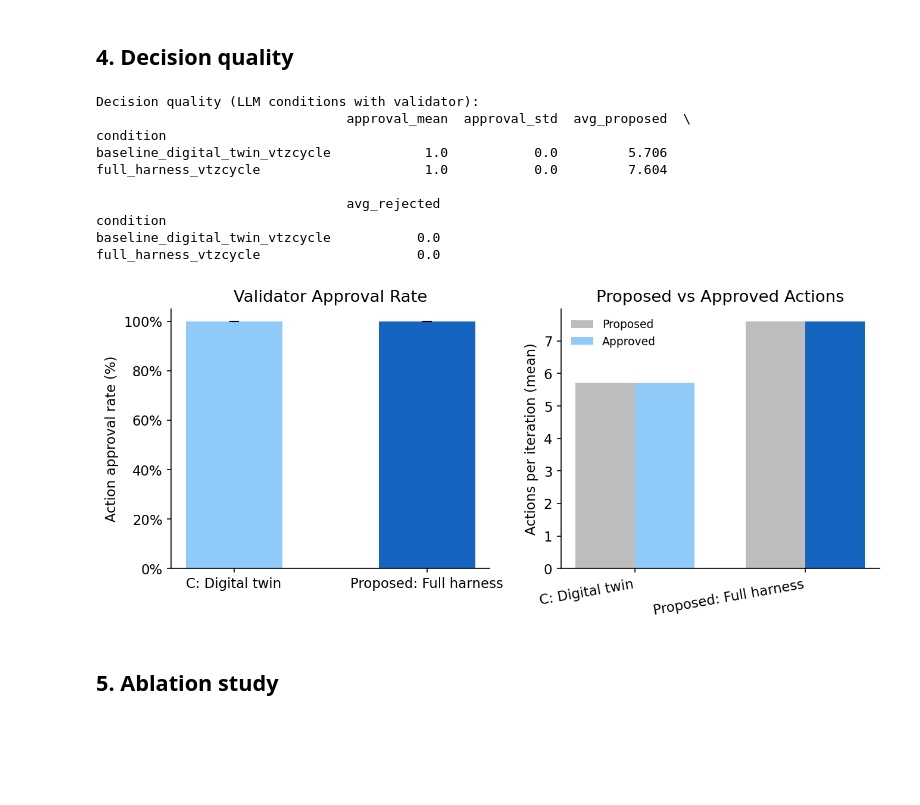
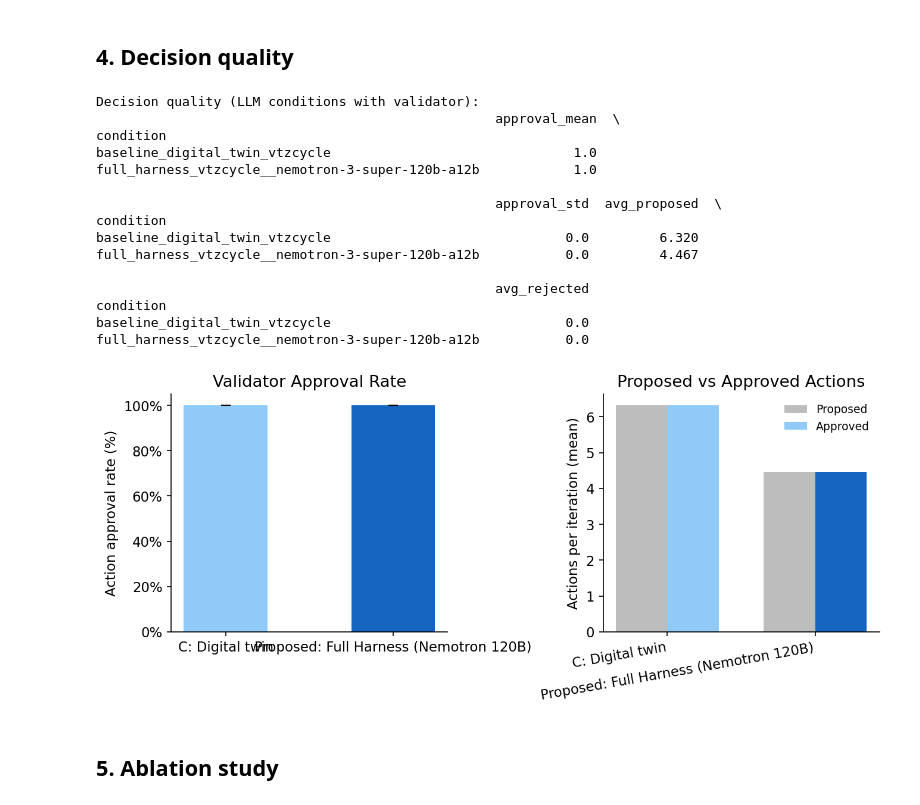
Before and after one commit to athpra/ran-energy-agentharness, a Jupyter notebook: analysis/results.ipynb, the cells around one changed output. Saved outputs shown, nothing was run; the diff lists cells and outputs as text; code cells hidden in the pictures; blank space fills up the shorter version.

```diff
--- a/analysis/results.ipynb
+++ b/analysis/results.ipynb
@@ -363,0 +367,41 @@ plt.show()
+# %%
+# ── 3c. QoS violation timeline — throughput vs intent for all conditions ───────
+# Each panel shows network throughput over 96 iterations.
+# Red ✗ markers = QoS violation (throughput < 5 Mbps intent).
+# This makes the "cost" of each baseline visible compared to the full harness.
+
+fig, axes = plt.subplots(len(CONDITION_ORDER), 1, figsize=(12, 9), sharex=True)
+
+for ax, cond in zip(axes, CONDITION_ORDER):
+    sub   = df_main[df_main['condition'] == cond].sort_values('iteration')
+    iters = sub['iteration'].values
+    tp    = sub['avg_throughput_mbps'].values
+    viols = sub[sub['qos_violated'] == 1]
+    n_v   = int(sub['qos_violated'].sum())
+
+    ax.fill_between(iters, tp, alpha=0.15, color=PALETTE[cond])
+    ax.plot(iters, tp, color=PALETTE[cond], linewidth=1.4)
+    ax.axhline(QOS_VIOLATION_THRESHOLD_MBPS, color='red', linestyle='--',
+               linewidth=1.1, alpha=0.8, label=f'Intent ({QOS_VIOLATION_THRESHOLD_MBPS} Mbps)')
+
+    if not viols.empty:
+        ax.scatter(viols['iteration'], viols['avg_throughput_mbps'],
+                   color='red', s=60, zorder=5, marker='x', linewidths=2)
+
+    ax.set_ylabel('Mbps', fontsize=9)
+    ax.set_ylim(bottom=0)
+    viol_label = f'{n_v} violation{"s" if n_v != 1 else ""}' if n_v > 0 else 'no violations'
+    ax.set_title(f'{CONDITION_LABELS[cond]}  —  {viol_label}', fontsize=10,
+                 color='red' if n_v > 0 else '#2e7d32')
+    ax.legend(fontsize=8, frameon=False, loc='upper right')
+
+axes[-1].set_xlabel('Iteration (1 iter = 15 min virtual time)')
+fig.suptitle('Network Throughput vs Operator Intent (5 Mbps) — All Conditions', fontsize=12)
+plt.tight_layout()
+plt.savefig(PROJECT_ROOT / 'analysis' / 'fig_qos_violations.pdf', bbox_inches='tight')
+plt.show()
+
+# Summary table
+print('QoS violations per condition (at 5 Mbps intent):')
+print(df_main.groupby('condition')['qos_violated'].sum()
+      .rename(index=CONDITION_LABELS).rename('violations').to_string())
@@ -365,7 +417,7 @@ plt.show()
 ## 4. Decision quality
 # %%
 # ── Approval rate (only meaningful for LLM conditions with a validator) ───────
-_all_llm_conds = ['baseline_digital_twin_vtzcycle', 'full_harness_vtzcycle']
+_all_llm_conds = ['baseline_digital_twin_vtzcycle', 'full_harness_vtzcycle__nemotron-3-super-120b-a12b']
 dec_stats = (
     df_main[df_main['condition'].isin(_all_llm_conds) & df_main['n_proposed'].gt(0)]
     .groupby('condition')[['approval_rate', 'n_proposed', 'n_rejected']]
@@ -385,40 +437,45 @@ else:
         [CONDITION_LABELS[c] for c in llm_conds],
         dec_stats.loc[llm_conds, 'approval_mean'] * 100,
         yerr=dec_stats.loc[llm_conds, 'approval_std'] * 100,
         color=[PALETTE[c] for c in llm_conds], capsize=4, width=0.5
     )
     axes[0].set_ylabel('Action approval rate (%)')
     axes[0].set_title('Validator Approval Rate')
     axes[0].yaxis.set_major_formatter(mticker.PercentFormatter())
 
     x = np.arange(len(llm_conds))
     w = 0.35
     axes[1].bar(x - w/2, dec_stats.loc[llm_conds, 'avg_proposed'],
                 width=w, color='#bdbdbd', label='Proposed')
     axes[1].bar(x + w/2,
                 dec_stats.loc[llm_conds, 'avg_proposed'] - dec_stats.loc[llm_conds, 'avg_rejected'],
                 width=w, color=[PALETTE[c] for c in llm_conds], label='Approved')
     axes[1].set_xticks(x)
     axes[1].set_xticklabels([CONDITION_LABELS[c] for c in llm_conds], rotation=10, ha='right')
     axes[1].set_ylabel('Actions per iteration (mean)')
     axes[1].set_title('Proposed vs Approved Actions')
     axes[1].legend(fontsize=9, frameon=False)
 
     plt.tight_layout()
     plt.savefig(PROJECT_ROOT / 'analysis' / 'fig_decision_quality.pdf', bbox_inches='tight')
     plt.show()
 # %% [output]
 Decision quality (LLM conditions with validator):
-                                approval_mean  approval_std  avg_proposed  \
+                                                   approval_mean  \
 condition
-baseline_digital_twin_vtzcycle            1.0           0.0         5.706
-full_harness_vtzcycle                     1.0           0.0         7.604
+baseline_digital_twin_vtzcycle                               1.0
+full_harness_vtzcycle__nemotron-3-super-120b-a12b            1.0
 
-                                avg_rejected
+                                                   approval_std  avg_proposed  \
 condition
-baseline_digital_twin_vtzcycle           0.0
-full_harness_vtzcycle                    0.0
+baseline_digital_twin_vtzcycle                              0.0         6.320
+full_harness_vtzcycle__nemotron-3-super-120b-a12b           0.0         4.467
+
+                                                   avg_rejected
+condition
+baseline_digital_twin_vtzcycle                              0.0
+full_harness_vtzcycle__nemotron-3-super-120b-a12b           0.0
-[figure, old version]
+[figure, new version]
 # %% [markdown]
 ## 5. Ablation study
 # %%
```
Also changed, not shown: parts of 16 cells of this notebook.
